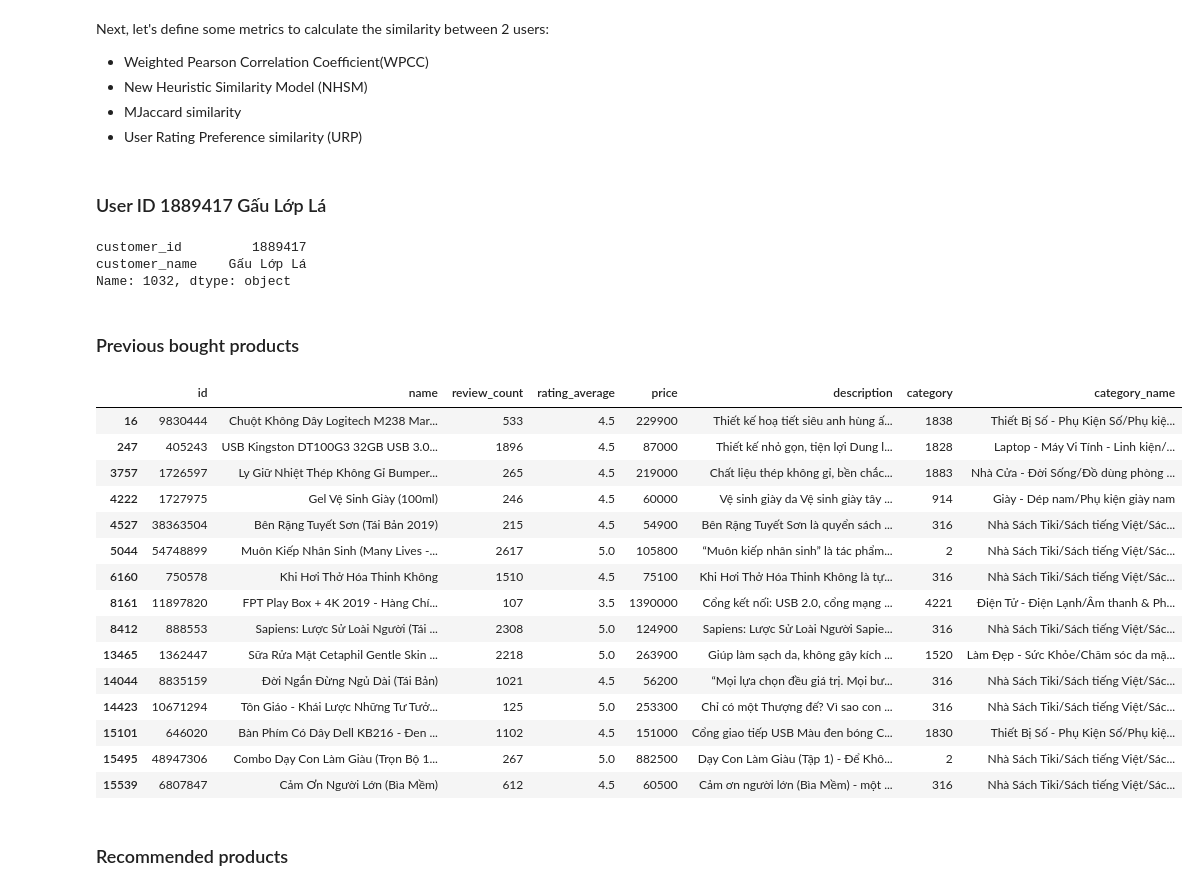
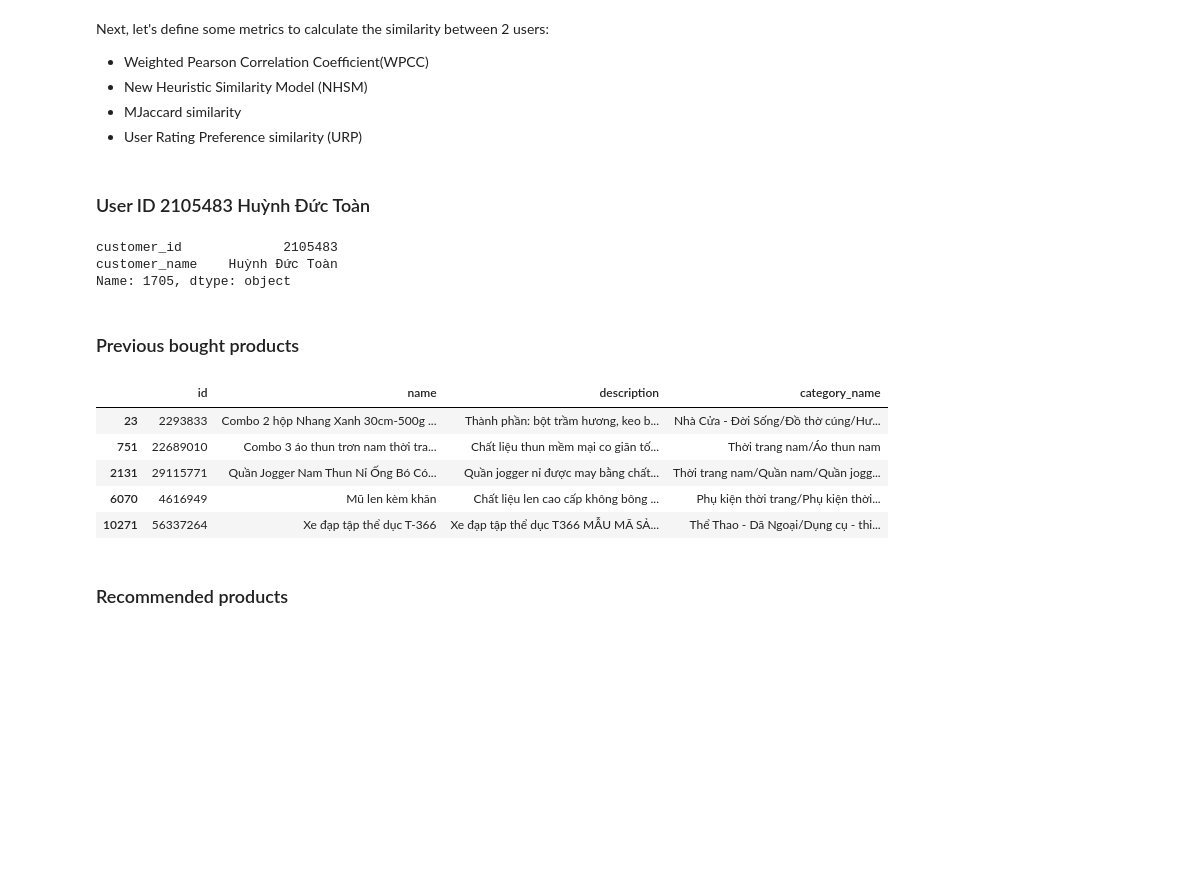
Before and after one commit to ktgiahieu/Tiki-Recommender-System, a Jupyter notebook: TikiRecommender.ipynb, the cells around one changed output. Saved outputs shown, nothing was run; the diff lists cells and outputs as text; code cells hidden in the pictures; blank space fills up the shorter version.

```diff
--- a/TikiRecommender.ipynb
+++ b/TikiRecommender.ipynb
@@ -224,36 +224,28 @@ def weighted_pearson_corr(user_u, user_v, H = 50):
         return pearson_corr[0] * len(common_items) / H
     else:
         return pearson_corr[0]
-# %% [markdown]
-### User ID 1889417 Gấu Lớp Lá
+# %% [markdown]
+### User ID 2105483 Huỳnh Đức Toàn
 # %%
-customer_id = 1889417
+customer_id = 2105483
 # %%
 orig_ratings[orig_ratings['customer_id']==customer_id].iloc[0,[0,8]]
 # %% [output]
-customer_id         1889417
-customer_name    Gấu Lớp Lá
-Name: 1032, dtype: object
+customer_id             2105483
+customer_name    Huỳnh Đức Toàn
+Name: 1705, dtype: object
 # %% [markdown]
 ### Previous bought products
 # %%
-product_df[product_df['id'].isin(orig_ratings[orig_ratings['customer_id'] == customer_id]['product_id'])]
+previous_products = product_df[product_df['id'].isin(orig_ratings[orig_ratings['customer_id'] == customer_id]['product_id'])].head()
+previous_products = previous_products[['id', 'name', 'description', 'category_name']]
+previous_products
 # %% [output]
-|  | id | name | review_count | rating_average | price | description | category | category_name |
-| 16 | 9830444 | Chuột Không Dây Logitech M238 Mar... | 533 | 4.5 | 229900 | Thiết kế hoạ tiết siêu anh hùng ấ... | 1838 | Thiết Bị Số - Phụ Kiện Số/Phụ kiệ... |
-| 247 | 405243 | USB Kingston DT100G3 32GB USB 3.0... | 1896 | 4.5 | 87000 | Thiết kế nhỏ gọn, tiện lợi Dung l... | 1828 | Laptop - Máy Vi Tính - Linh kiện/... |
-| 3757 | 1726597 | Ly Giữ Nhiệt Thép Không Gỉ Bumper... | 265 | 4.5 | 219000 | Chất liệu thép không gỉ, bền chắc... | 1883 | Nhà Cửa - Đời Sống/Đồ dùng phòng ... |
-| 4222 | 1727975 | Gel Vệ Sinh Giày (100ml) | 246 | 4.5 | 60000 | Vệ sinh giày da Vệ sinh giày tây ... | 914 | Giày - Dép nam/Phụ kiện giày nam |
-| 4527 | 38363504 | Bên Rặng Tuyết Sơn (Tái Bản 2019) | 215 | 4.5 | 54900 | Bên Rặng Tuyết Sơn là quyển sách ... | 316 | Nhà Sách Tiki/Sách tiếng Việt/Sác... |
-| 5044 | 54748899 | Muôn Kiếp Nhân Sinh (Many Lives -... | 2617 | 5.0 | 105800 | “Muôn kiếp nhân sinh” là tác phẩm... | 2 | Nhà Sách Tiki/Sách tiếng Việt/Sác... |
-| 6160 | 750578 | Khi Hơi Thở Hóa Thinh Không | 1510 | 4.5 | 75100 | Khi Hơi Thở Hóa Thinh Không là tự... | 316 | Nhà Sách Tiki/Sách tiếng Việt/Sác... |
-| 8161 | 11897820 | FPT Play Box + 4K 2019 - Hàng Chí... | 107 | 3.5 | 1390000 | Cổng kết nối: USB 2.0, cổng mạng ... | 4221 | Điện Tử - Điện Lạnh/Âm thanh & Ph... |
-| 8412 | 888553 | Sapiens: Lược Sử Loài Người (Tái ... | 2308 | 5.0 | 124900 | Sapiens: Lược Sử Loài Người Sapie... | 316 | Nhà Sách Tiki/Sách tiếng Việt/Sác... |
-| 13465 | 1362447 | Sữa Rửa Mặt Cetaphil Gentle Skin ... | 2218 | 5.0 | 263900 | Giúp làm sạch da, không gây kích ... | 1520 | Làm Đẹp - Sức Khỏe/Chăm sóc da mặ... |
-| 14044 | 8835159 | Đời Ngắn Đừng Ngủ Dài (Tái Bản) | 1021 | 4.5 | 56200 | “Mọi lựa chọn đều giá trị. Mọi bư... | 316 | Nhà Sách Tiki/Sách tiếng Việt/Sác... |
-| 14423 | 10671294 | Tôn Giáo - Khái Lược Những Tư Tưở... | 125 | 5.0 | 253300 | Chỉ có một Thượng đế? Vì sao con ... | 316 | Nhà Sách Tiki/Sách tiếng Việt/Sác... |
-| 15101 | 646020 | Bàn Phím Có Dây Dell KB216 - Đen ... | 1102 | 4.5 | 151000 | Cổng giao tiếp USB Màu đen bóng C... | 1830 | Thiết Bị Số - Phụ Kiện Số/Phụ kiệ... |
-| 15495 | 48947306 | Combo Dạy Con Làm Giàu (Trọn Bộ 1... | 267 | 5.0 | 882500 | Dạy Con Làm Giàu (Tập 1) - Để Khô... | 2 | Nhà Sách Tiki/Sách tiếng Việt/Sác... |
-| 15539 | 6807847 | Cảm Ơn Người Lớn (Bìa Mềm) | 612 | 4.5 | 60500 | Cảm ơn người lớn (Bìa Mềm) - một ... | 316 | Nhà Sách Tiki/Sách tiếng Việt/Sác... |
+|  | id | name | description | category_name |
+| 23 | 2293833 | Combo 2 hộp Nhang Xanh 30cm-500g ... | Thành phần: bột trầm hương, keo b... | Nhà Cửa - Đời Sống/Đồ thờ cúng/Hư... |
+| 751 | 22689010 | Combo 3 áo thun trơn nam thời tra... | Chất liệu thun mềm mại co giãn tố... | Thời trang nam/Áo thun nam |
+| 2131 | 29115771 | Quần Jogger Nam Thun Nỉ Ống Bó Có... | Quần jogger nỉ được may bằng chất... | Thời trang nam/Quần nam/Quần jogg... |
+| 6070 | 4616949 | Mũ len kèm khăn | Chất liệu len cao cấp không bông ... | Phụ kiện thời trang/Phụ kiện thời... |
+| 10271 | 56337264 | Xe đạp tập thể dục T-366 | Xe đạp tập thể dục T366 MẪU MÃ SẢ... | Thể Thao - Dã Ngoại/Dụng cụ - thi... |
 # %% [markdown]
 ### Recommended products
```
Also changed, not shown: parts of 2 cells of this notebook.
